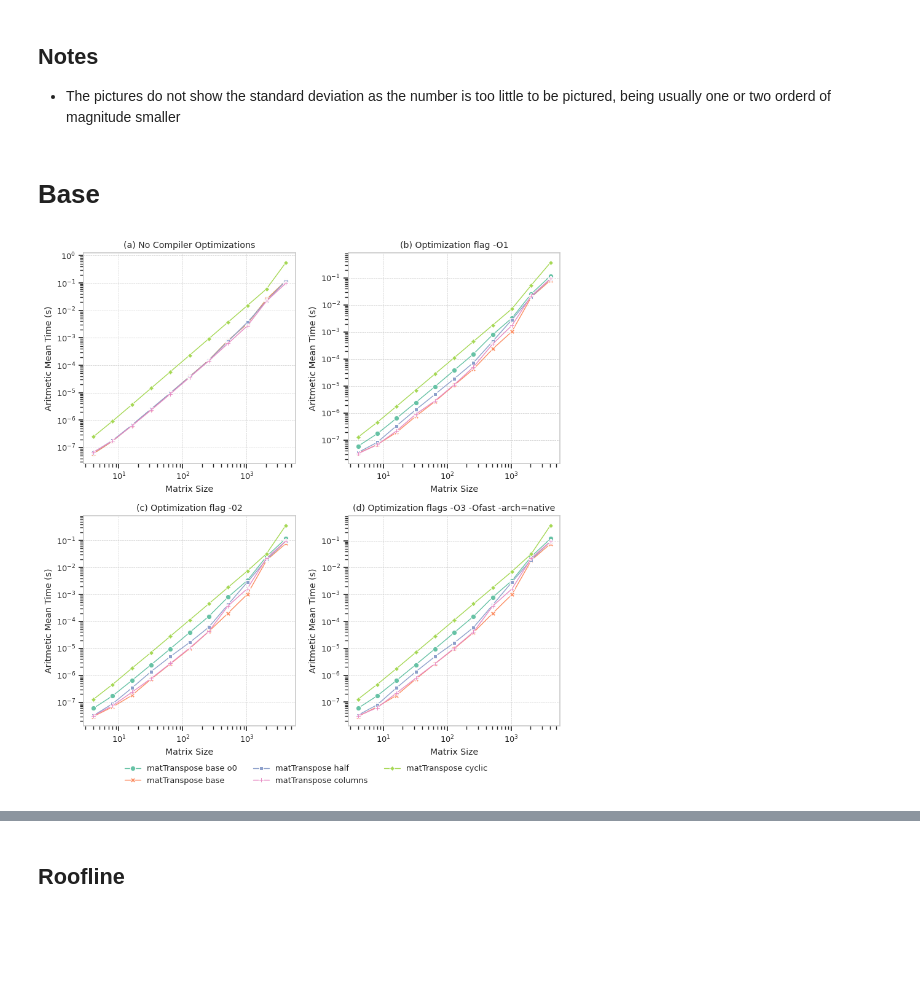
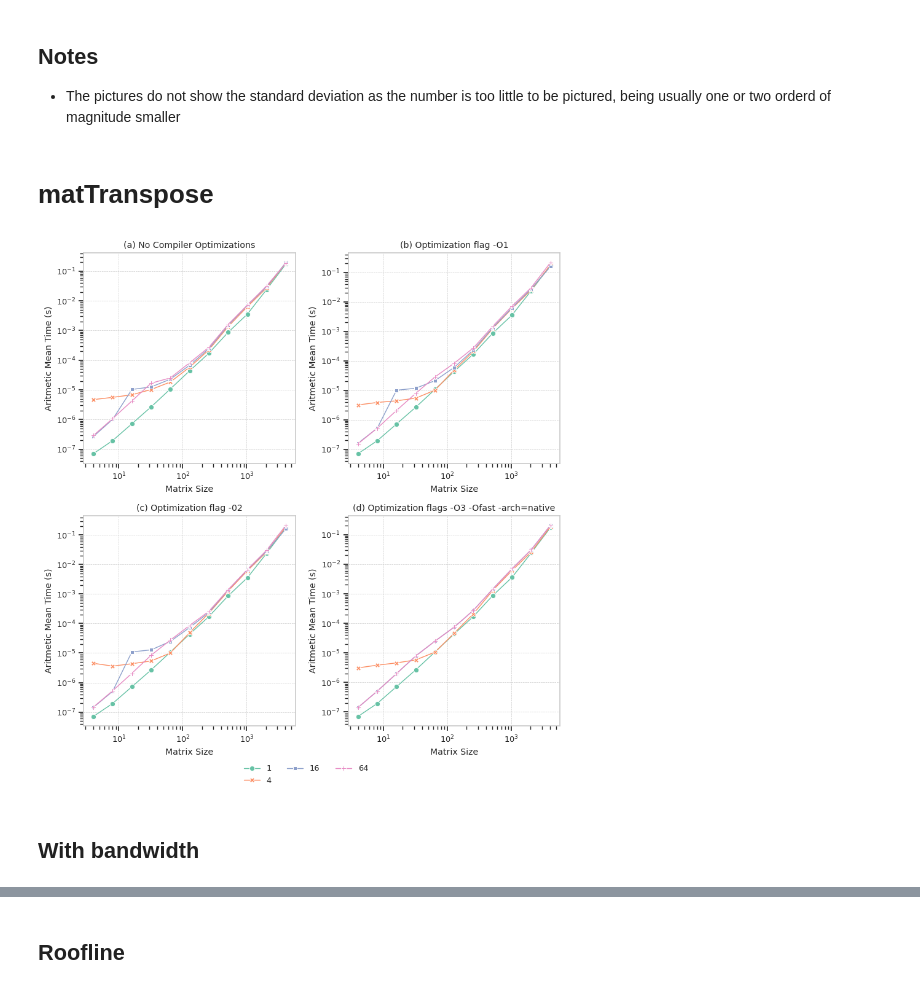
Before and after one commit to San7o/parallel-computing-cpp, a Jupyter notebook: benchmarks/plotting/notebooks-second-deliverable/matTranspose.ipynb, the cells around one changed output, grey strips where cells are left out. Cells and saved outputs as stored; diff of their text form; code cells hidden in the pictures; blank space fills up the shorter version.

Commit message:
mpi: master worker and plotting

```diff
--- a/benchmarks/plotting/notebooks/amalgamated.ipynb
+++ b/benchmarks/plotting/notebooks-second-deliverable/matTranspose.ipynb
@@ -24,12 +24,22 @@ sns.set_theme(style="whitegrid", palette="Set2", font_scale=0.85, rc={
 })
 # sns.set_theme(style="ticks", palette="Set2")
 # Read the data
-raw_data_o0: pd.DataFrame = data.parse_data('../reports/base.txt')
-raw_data_o1: pd.DataFrame = data.parse_data('../reports/opt_o1.txt')
-raw_data_o2: pd.DataFrame = data.parse_data('../reports/opt_o2.txt')
-raw_data_o3: pd.DataFrame = data.parse_data('../reports/opt_o3.txt')
-checkSymm = raw_data_o0.loc[raw_data_o0.name.isin(['matTranspose base'])].copy()
-checkSymm.name = 'matTranspose base o0'
+raw_data_o0_np4: pd.DataFrame = data.parse_data('../reports/base_np4.txt')
+raw_data_o0_np16: pd.DataFrame = data.parse_data('../reports/base_np16.txt')
+raw_data_o0_np64: pd.DataFrame = data.parse_data('../reports/base_np64.txt')
+raw_data_o1_np4: pd.DataFrame = data.parse_data('../reports/opt_o1_np4.txt')
+raw_data_o1_np16: pd.DataFrame = data.parse_data('../reports/opt_o1_np16.txt')
+raw_data_o1_np64: pd.DataFrame = data.parse_data('../reports/opt_o1_np64.txt')
+raw_data_o2_np4: pd.DataFrame = data.parse_data('../reports/opt_o2_np4.txt')
+raw_data_o2_np16: pd.DataFrame = data.parse_data('../reports/opt_o2_np16.txt')
+raw_data_o2_np64: pd.DataFrame = data.parse_data('../reports/opt_o2_np64.txt')
+raw_data_o3_np4: pd.DataFrame = data.parse_data('../reports/opt_o3_np4.txt')
+raw_data_o3_np16: pd.DataFrame = data.parse_data('../reports/opt_o3_np16.txt')
+raw_data_o3_np64: pd.DataFrame = data.parse_data('../reports/opt_o3_np64.txt')
+checkSymm = raw_data_o0_np4.loc[raw_data_o0_np4.name.isin(['matTranspose'])].copy()
+checkSymm.name = 'matTransposeMPI'
+checkSymm['np'] = '1'
+checkSymm['bandwidth'] = checkSymm.apply(lambda row: data.effective_bandwidth((row.space * 4) ** 2, row['mean'], True), axis=1)
 # %% [markdown]
-# Base
+# matTranspose
 # %%
@@ -41,8 +74,8 @@ checkSymm_base_o3 = raw_data_o3.loc[raw_data_o3.name.isin(['matTranspose base',
 fig, axes = plt.subplots(2, 2, figsize=(10, 10))
 
 lp1 = sns.lineplot(
-    data=pd.concat([checkSymm, checkSymm_base_o0]),
-    x="space", y="mean", hue="name", style="name",
+    data=pd.concat([checkSymm, checkSymm_base_o0_np4, checkSymm_base_o0_np16, checkSymm_base_o0_np64]),
+    x="space", y="mean", hue="np", style="np",
     markers=True, dashes=False, ax=axes[0][0],
     linewidth = 1
 )
@@ -55,8 +88,8 @@ axes[0][0].set_ylabel('Aritmetic Mean Time (s)')
 axes[0,0].grid(True, which='major', linestyle='--', linewidth=0.5)
 
 lp2 = sns.lineplot(
-    data=pd.concat([checkSymm, checkSymm_base_o1]),
-    x="space", y="mean", hue="name", style="name",
+    data=pd.concat([checkSymm, checkSymm_base_o1_np4, checkSymm_base_o1_np16, checkSymm_base_o1_np64]),
+    x="space", y="mean", hue="np", style="np",
     markers=True, dashes=False, ax=axes[0][1], legend=False,
     linewidth = 1
 )
@@ -68,37 +101,39 @@ axes[0][1].set_ylabel('Aritmetic Mean Time (s)')
 axes[0,1].grid(which='major', linestyle='--', linewidth=0.5)
 
 lp3 = sns.lineplot(
-    data=pd.concat([checkSymm, checkSymm_base_o2]),
-    x="space", y="mean", hue="name", style="name",
+    data=pd.concat([checkSymm, checkSymm_base_o2_np4, checkSymm_base_o2_np16, checkSymm_base_o2_np64]),
+    x="space", y="mean", hue="np", style="np",
     markers=True, dashes=False, ax=axes[1][0], legend=False,
     linewidth = 1
 )
 axes[1][0].set_yscale('log')
 axes[1][0].set_xscale('log')
 axes[1][0].set_title('(c) Optimization flag -02')
 axes[1][0].set_xlabel('Matrix Size')
 axes[1][0].set_ylabel('Aritmetic Mean Time (s)')
 axes[1,0].grid(which='major', linestyle='--', linewidth=0.5)
 
 lp3 = sns.lineplot(
-    data=pd.concat([checkSymm, checkSymm_base_o3]),
-    x="space", y="mean", hue="name", style="name",
+    data=pd.concat([checkSymm, checkSymm_base_o3_np4, checkSymm_base_o3_np16, checkSymm_base_o3_np64]),
+    x="space", y="mean", hue="np", style="np",
     markers=True, dashes=False, ax=axes[1][1], legend=False,
     linewidth = 1
 )
 axes[1][1].set_yscale('log')
 axes[1][1].set_xscale('log')
 axes[1][1].set_title('(d) Optimization flags -O3 -Ofast -arch=native')
 axes[1][1].set_xlabel('Matrix Size')
 axes[1][1].set_ylabel('Aritmetic Mean Time (s)')
 axes[1,1].grid(which='major', linestyle='--', linewidth=0.5)
 
 sns.move_legend(
     lp1, "upper center",
     bbox_to_anchor=(1.05, -1.4), ncol=3, title="", frameon=False,
 )
 fig.subplots_adjust(hspace=0.25, wspace=0.25)
 plt.show()
 fig.savefig("../images/transpose_base.svg", format='svg', bbox_inches='tight')
 # %% [output]
-[figure, old version]
+[figure, new version]
+# %% [markdown]
+## With bandwidth
```
Also changed, not shown: parts of 9 cells of this notebook, 9 other files.
